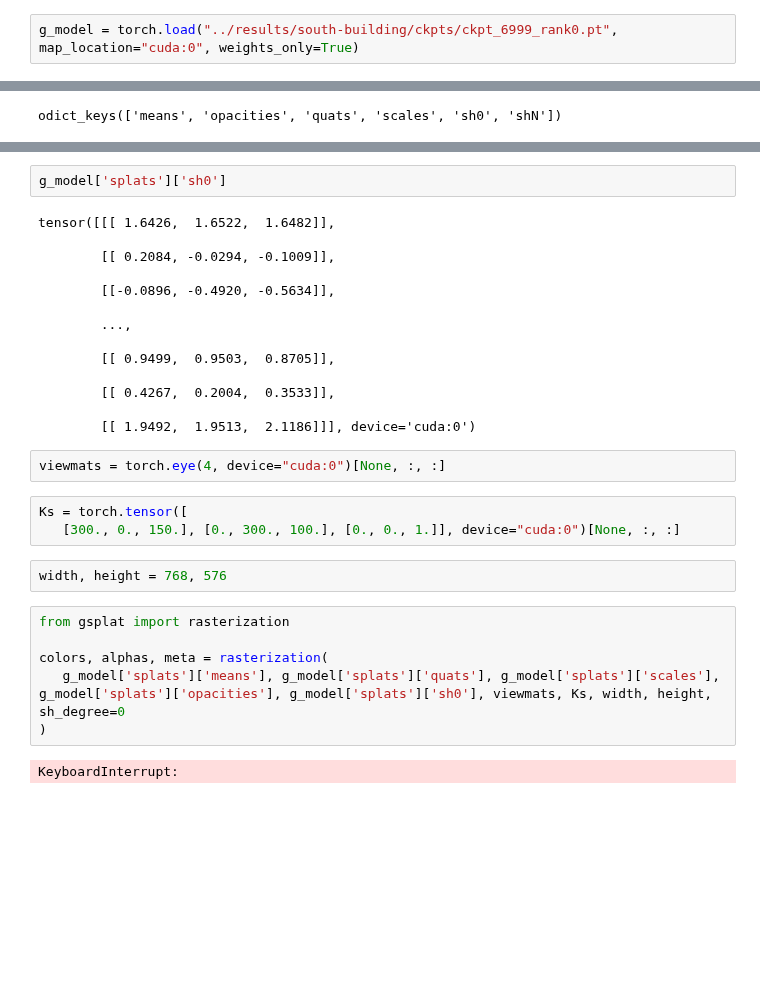
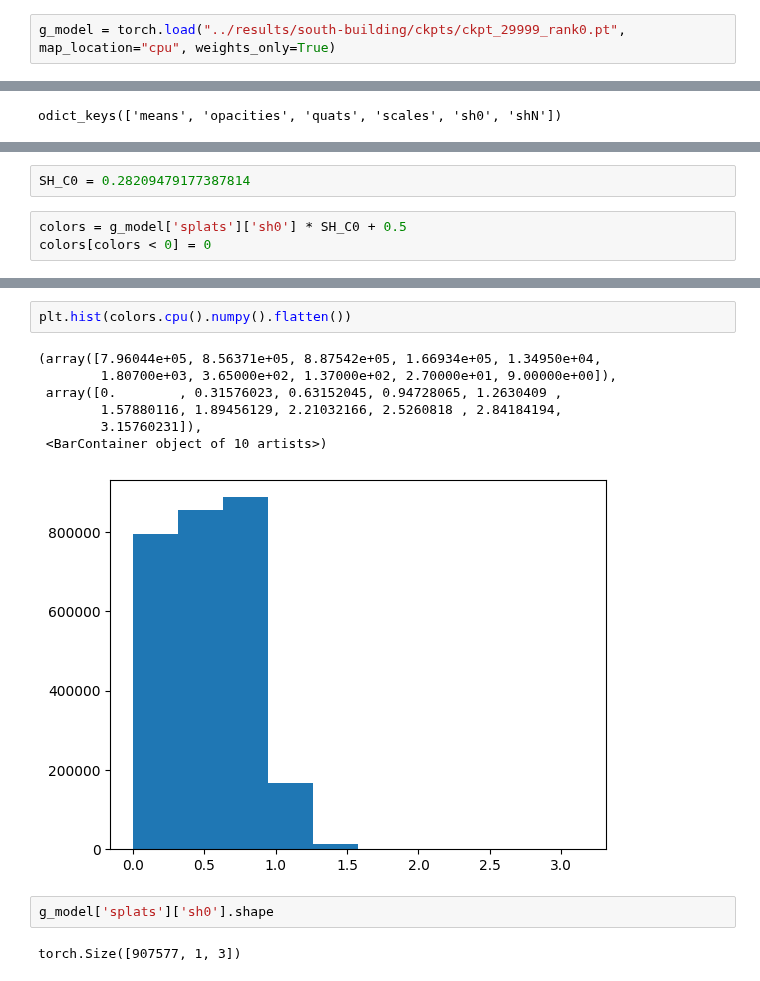
Before and after one commit to farqlia/urban-3d-reconstruction, a Jupyter notebook: notebooks/GSplat.ipynb, the cells around one changed output, grey strips where cells are left out. Saved outputs shown, nothing was run; the diff lists cells and outputs as text; blank space fills up the shorter version.

Commit message:
think how to render splat colors next

```diff
--- a/notebooks/GSplat.ipynb
+++ b/notebooks/GSplat.ipynb
@@ -3,5 +10,5 @@ import torch
 # %%
-g_model = torch.load("../results/south-building/ckpts/ckpt_6999_rank0.pt", map_location="cuda:0", weights_only=True)
+g_model = torch.load("../results/south-building/ckpts/ckpt_29999_rank0.pt", map_location="cpu", weights_only=True)
 # %%
 g_model.keys()
 # %% [output]
@@ -67,0 +74,5 @@ tensor([[-3.6856, -4.5007, -4.1013],
+# %%
+SH_C0 = 0.28209479177387814
+# %%
+colors = g_model['splats']['sh0'] * SH_C0 + 0.5
+colors[colors < 0] = 0
@@ -68,31 +95,14 @@ tensor([[-3.6856, -4.5007, -4.1013],
+# %%
+plt.hist(colors.cpu().numpy().flatten())
+# %% [output]
+(array([7.96044e+05, 8.56371e+05, 8.87542e+05, 1.66934e+05, 1.34950e+04,
+        1.80700e+03, 3.65000e+02, 1.37000e+02, 2.70000e+01, 9.00000e+00]),
+ array([0.        , 0.31576023, 0.63152045, 0.94728065, 1.2630409 ,
+        1.57880116, 1.89456129, 2.21032166, 2.5260818 , 2.84184194,
+        3.15760231]),
+ <BarContainer object of 10 artists>)
+[figure, added]
 # %%
-g_model['splats']['sh0']
+g_model['splats']['sh0'].shape
 # %% [output]
-tensor([[[ 1.6426,  1.6522,  1.6482]],
-
-        [[ 0.2084, -0.0294, -0.1009]],
-
-        [[-0.0896, -0.4920, -0.5634]],
-
-        ...,
-
-        [[ 0.9499,  0.9503,  0.8705]],
-
-        [[ 0.4267,  0.2004,  0.3533]],
-
-        [[ 1.9492,  1.9513,  2.1186]]], device='cuda:0')
+torch.Size([907577, 1, 3])
-# %%
-viewmats = torch.eye(4, device="cuda:0")[None, :, :]
-# %%
-Ks = torch.tensor([
-   [300., 0., 150.], [0., 300., 100.], [0., 0., 1.]], device="cuda:0")[None, :, :]
-# %%
-width, height = 768, 576
-# %%
-from gsplat import rasterization
-
-colors, alphas, meta = rasterization(
-   g_model['splats']['means'], g_model['splats']['quats'], g_model['splats']['scales'], g_model['splats']['opacities'], g_model['splats']['sh0'], viewmats, Ks, width, height, sh_degree=0
-)
-# %% [output]
-KeyboardInterrupt:
```
Also changed, not shown: parts of 10 cells of this notebook, 2 other files.
